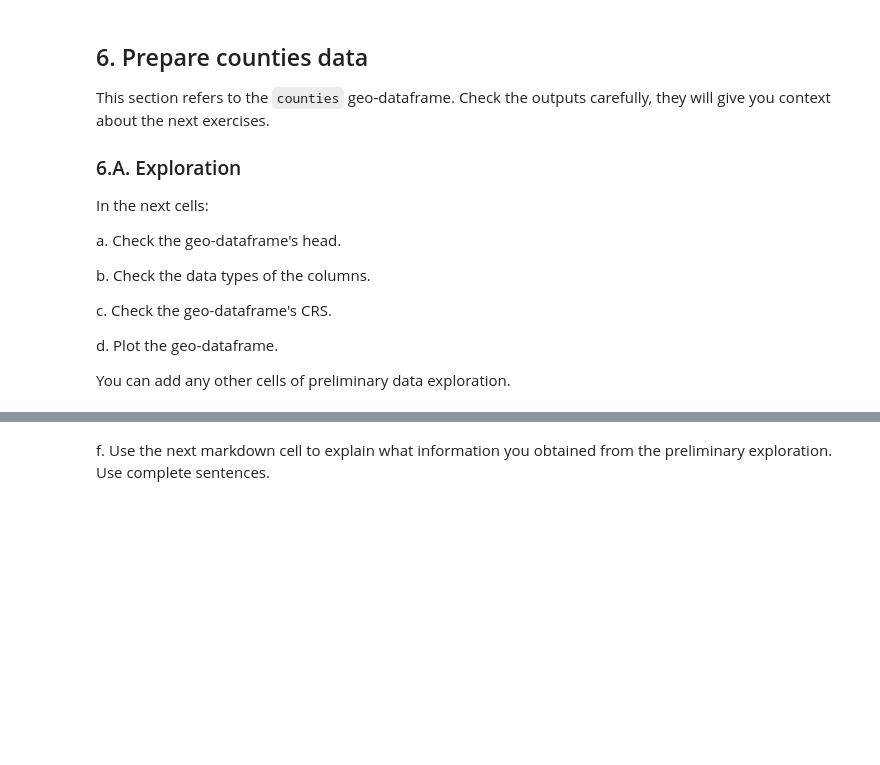
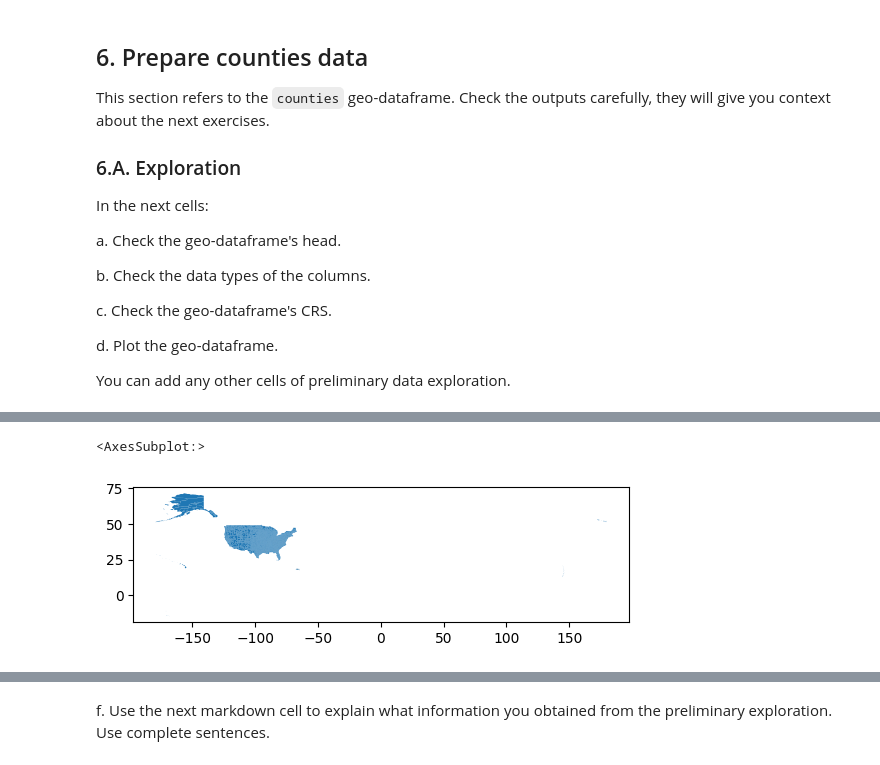
Before and after one commit to matteo-torres/eds220-hwk3, a Jupyter notebook: hwk3-task2-oil-spills.ipynb, the cells around one changed output, grey strips where cells are left out. Saved outputs shown, nothing was run; the diff lists cells and outputs as text; code cells hidden in the pictures; blank space fills up the shorter version.

```diff
--- a/hwk3-task2-oil-spills.ipynb
+++ b/hwk3-task2-oil-spills.ipynb
@@ -248,0 +297,6 @@ You can add any other cells of preliminary data exploration.
+# %%
+# d. Plot counties
+counties.plot()
+# %% [output]
+<AxesSubplot:>
+[figure, added]
```
Also changed, not shown: parts of 11 cells of this notebook.
